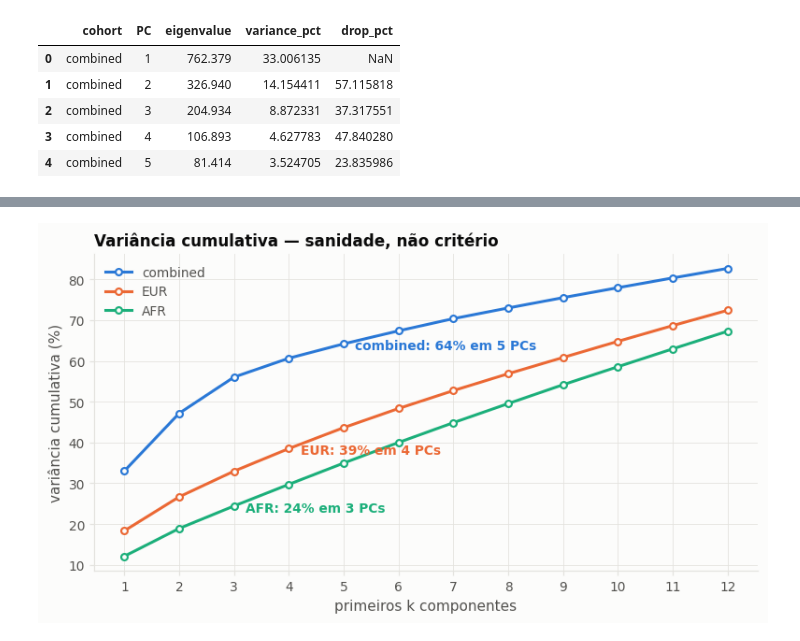
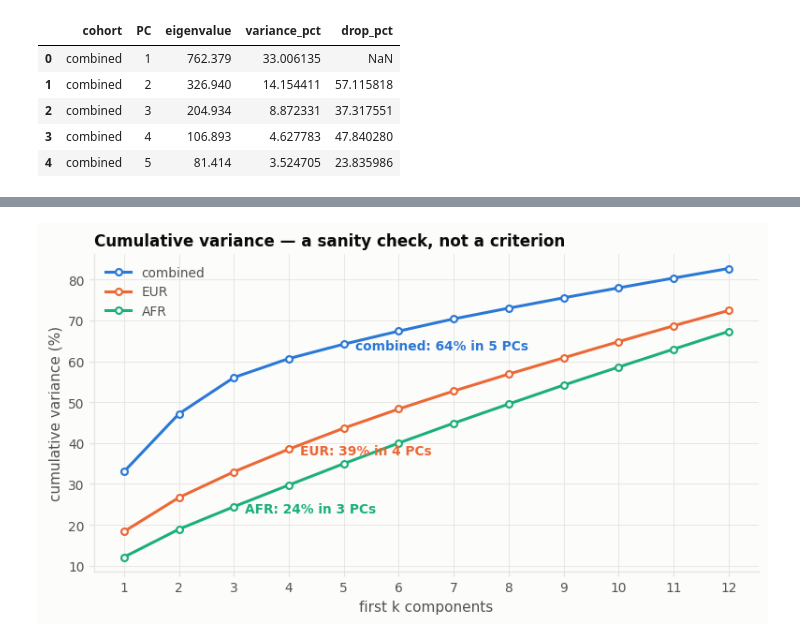
Before and after one commit to HallLab/hearing-loss-genomics, a Jupyter notebook: analysis/elena_replication/phase_3/scripts/01_pc_selection.ipynb, the cells around one changed output, grey strips where cells are left out. Saved outputs shown, nothing was run; the diff lists cells and outputs as text; code cells hidden in the pictures.

```diff
--- a/analysis/elena_replication/phase_3/scripts/01_pc_selection.ipynb
+++ b/analysis/elena_replication/phase_3/scripts/01_pc_selection.ipynb
@@ -51,18 +52,18 @@ for ax, coh in zip(axes, ["combined", "EUR", "AFR"]):
     ax.plot(d.PC, d.eigenvalue, color=pc.SERIES[0], linewidth=2,
             marker="o", markersize=5, markerfacecolor="#fcfcfb", markeredgewidth=1.6)
     ax.axvline(k + 0.5, color=pc.SERIES[1], linewidth=1.6, linestyle="--")
-    # rotulos em fracao do eixo, nao em coordenada de dado -- em coordenada de dado
-    # o rotulo cai fora da faixa plotada quando o autovalor minimo e alto (AFR)
-    ax.annotate(f"joelho\nmanter {k}", xy=(k + 0.5, 0.80), xycoords=("data", "axes fraction"),
+    # labels in axes fraction, not data coordinates -- in data coordinates the label
+    # falls outside the plotted range when the minimum eigenvalue is high (AFR)
+    ax.annotate(f"elbow\nkeep {k}", xy=(k + 0.5, 0.80), xycoords=("data", "axes fraction"),
                 color=pc.SERIES[1], fontsize=9, ha="left", xytext=(6, 0),
                 textcoords="offset points", fontweight="600")
     if ran != k:
         ax.axvline(ran + 0.5, color=pc.MUTED, linewidth=1.4, linestyle=":")
-        ax.annotate(f"rodou {ran}", xy=(ran + 0.5, 0.42), xycoords=("data", "axes fraction"),
+        ax.annotate(f"ran {ran}", xy=(ran + 0.5, 0.42), xycoords=("data", "axes fraction"),
                     color=pc.MUTED, fontsize=9, ha="right", xytext=(-6, 0),
                     textcoords="offset points")
-    ax.set_title(f"{coh}  —  rodou com {ran}, scree sustenta {k}", loc="left")
-    ax.set_xlabel("componente principal"); ax.set_ylabel("autovalor")
+    ax.set_title(f"{coh}  —  ran with {ran}, scree supports {k}", loc="left")
+    ax.set_xlabel("principal component"); ax.set_ylabel("eigenvalue")
     ax.set_xticks(range(1, 13))
 fig.tight_layout(); plt.show()
 # %% [output]
@@ -80,14 +81,14 @@ rows = []
 for coh in ["combined", "EUR", "AFR"]:
     d = eig[eig.cohort == coh].sort_values("PC").head(8)
     for _, r in d.iterrows():
-        rows.append({"coorte": coh, "PC": int(r.PC),
-                     "autovalor": round(r.eigenvalue, 1),
-                     "variância %": round(r.variance_pct, 2),
-                     "queda vs anterior %": None if pd.isna(r.drop_pct) else round(r.drop_pct, 1),
-                     "platô": "" if pd.isna(r.drop_pct) else ("sim" if r.drop_pct < 10 else "")})
-tabela = pd.DataFrame(rows)
-display(tabela.pivot_table(index="PC", columns="coorte",
-                           values="queda vs anterior %").round(1))
-print("joelho por coorte:",
+        rows.append({"cohort": coh, "PC": int(r.PC),
+                     "eigenvalue": round(r.eigenvalue, 1),
+                     "variance %": round(r.variance_pct, 2),
+                     "drop vs previous %": None if pd.isna(r.drop_pct) else round(r.drop_pct, 1),
+                     "plateau": "" if pd.isna(r.drop_pct) else ("yes" if r.drop_pct < 10 else "")})
+table = pd.DataFrame(rows)
+display(table.pivot_table(index="PC", columns="cohort",
+                          values="drop vs previous %").round(1))
+print("elbow by cohort:",
       {c: pc.elbow(eig, c) for c in ["combined", "EUR", "AFR"]})
 # %% [output]
@@ -110,18 +111,18 @@ uma porcentagem alta leva a incluir PCs demais.
 # %%
 fig, ax = plt.subplots(figsize=(7.2, 4))
 pc.style(ax)
 for i, coh in enumerate(["combined", "EUR", "AFR"]):
     d = eig[eig.cohort == coh].sort_values("PC").head(12)
     ax.plot(d.PC, d.variance_pct.cumsum(), color=pc.SERIES[i], linewidth=2,
             marker="o", markersize=4.5, markerfacecolor="#fcfcfb",
             markeredgewidth=1.4, label=coh)
     k = pc.elbow(eig, coh)
     y = d[d.PC <= k].variance_pct.sum()
-    ax.annotate(f"{coh}: {y:.0f}% em {k} PCs", (k, y), color=pc.SERIES[i],
+    ax.annotate(f"{coh}: {y:.0f}% in {k} PCs", (k, y), color=pc.SERIES[i],
                 fontsize=9, fontweight="600", xytext=(8, -4), textcoords="offset points")
-ax.set_xlabel("primeiros k componentes"); ax.set_ylabel("variância cumulativa (%)")
-ax.set_title("Variância cumulativa — sanidade, não critério", loc="left")
+ax.set_xlabel("first k components"); ax.set_ylabel("cumulative variance (%)")
+ax.set_title("Cumulative variance — a sanity check, not a criterion", loc="left")
 ax.set_xticks(range(1, 13)); ax.legend(frameon=False, labelcolor=pc.INK2, fontsize=9)
 fig.tight_layout(); plt.show()
 # %% [output]
-[figure, old version]
+[figure, new version]
```
Also changed, not shown: parts of 21 cells of this notebook, 2 other files.
